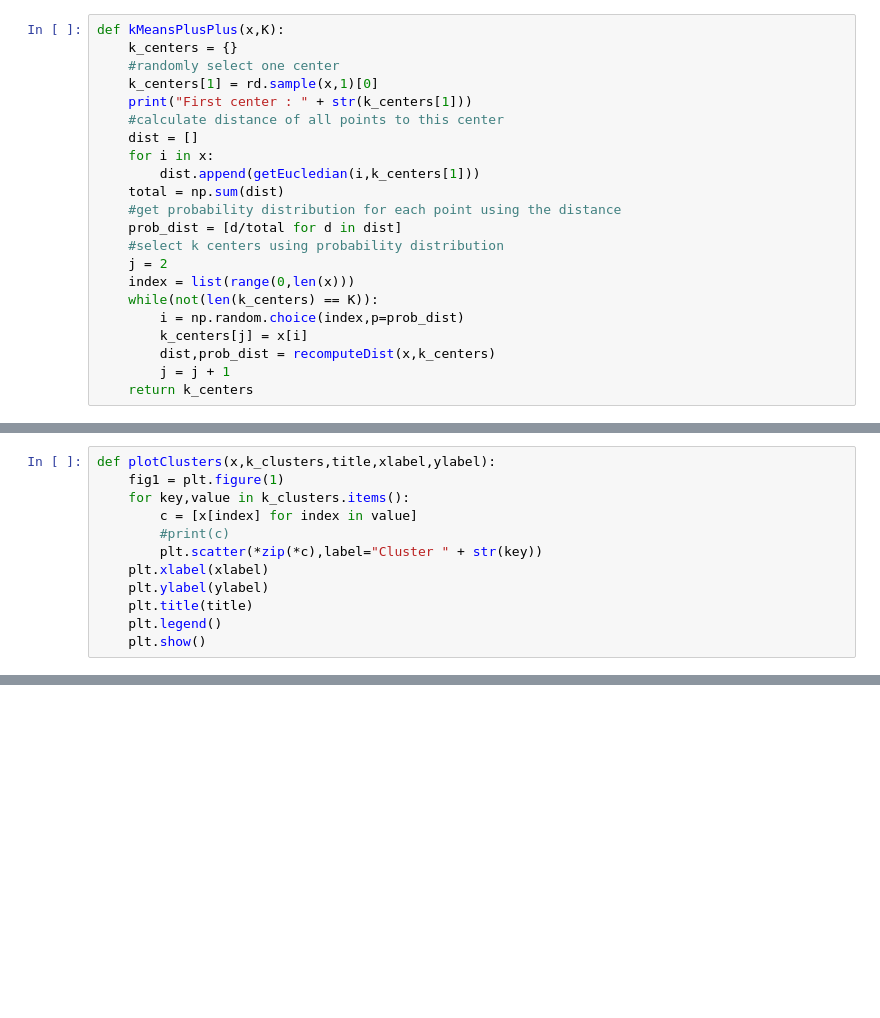
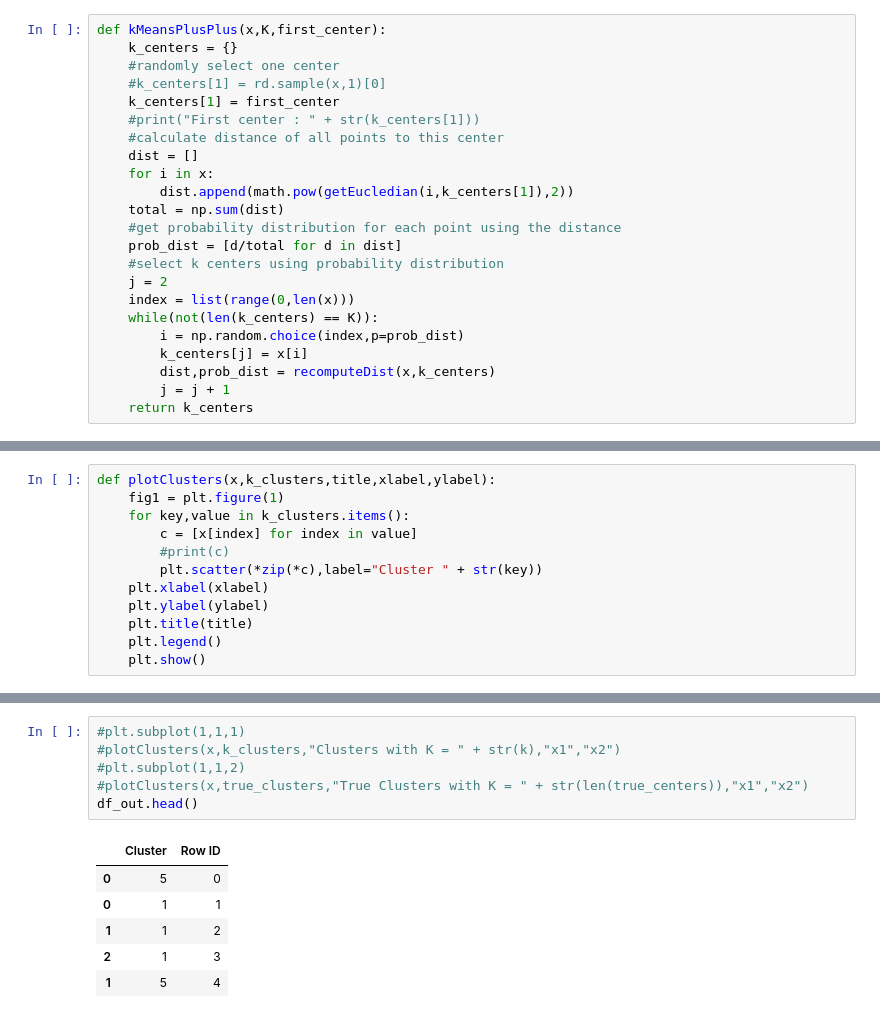
Before and after one commit to neelbhuva/Data-Mining, a Jupyter notebook: HW5/K_means.ipynb, the cells around one changed output, grey strips where cells are left out. Drawn from its saved outputs; the diff is of its cells as text; blank space fills up the shorter version.

```diff
--- a/HW5/K_means.ipynb
+++ b/HW5/K_means.ipynb
@@ -100,15 +104,16 @@ def recomputeDist(x,centers):
     prob_dist = [d/total for d in dist]
     return dist,prob_dist
 # %%
-def kMeansPlusPlus(x,K):
+def kMeansPlusPlus(x,K,first_center):
     k_centers = {}
     #randomly select one center
-    k_centers[1] = rd.sample(x,1)[0]
-    print("First center : " + str(k_centers[1]))
+    #k_centers[1] = rd.sample(x,1)[0]
+    k_centers[1] = first_center
+    #print("First center : " + str(k_centers[1]))
     #calculate distance of all points to this center
     dist = []
     for i in x:
-        dist.append(getEucledian(i,k_centers[1]))
+        dist.append(math.pow(getEucledian(i,k_centers[1]),2))
     total = np.sum(dist)
     #get probability distribution for each point using the distance
     prob_dist = [d/total for d in dist]
@@ -229,0 +321,13 @@ True SSB : {1: 0.5792218388564331, 2: 0.3446316577376741, 3: 0.45901679771978393
+# %%
+#plt.subplot(1,1,1)
+#plotClusters(x,k_clusters,"Clusters with K = " + str(k),"x1","x2")
+#plt.subplot(1,1,2)
+#plotClusters(x,true_clusters,"True Clusters with K = " + str(len(true_centers)),"x1","x2")
+df_out.head()
+# %% [output]
+|  | Cluster | Row ID |
+| 0 | 5 | 0 |
+| 0 | 1 | 1 |
+| 1 | 1 | 2 |
+| 2 | 1 | 3 |
+| 1 | 5 | 4 |
```
Also changed, not shown: parts of 18 cells of this notebook, 15 other files.
